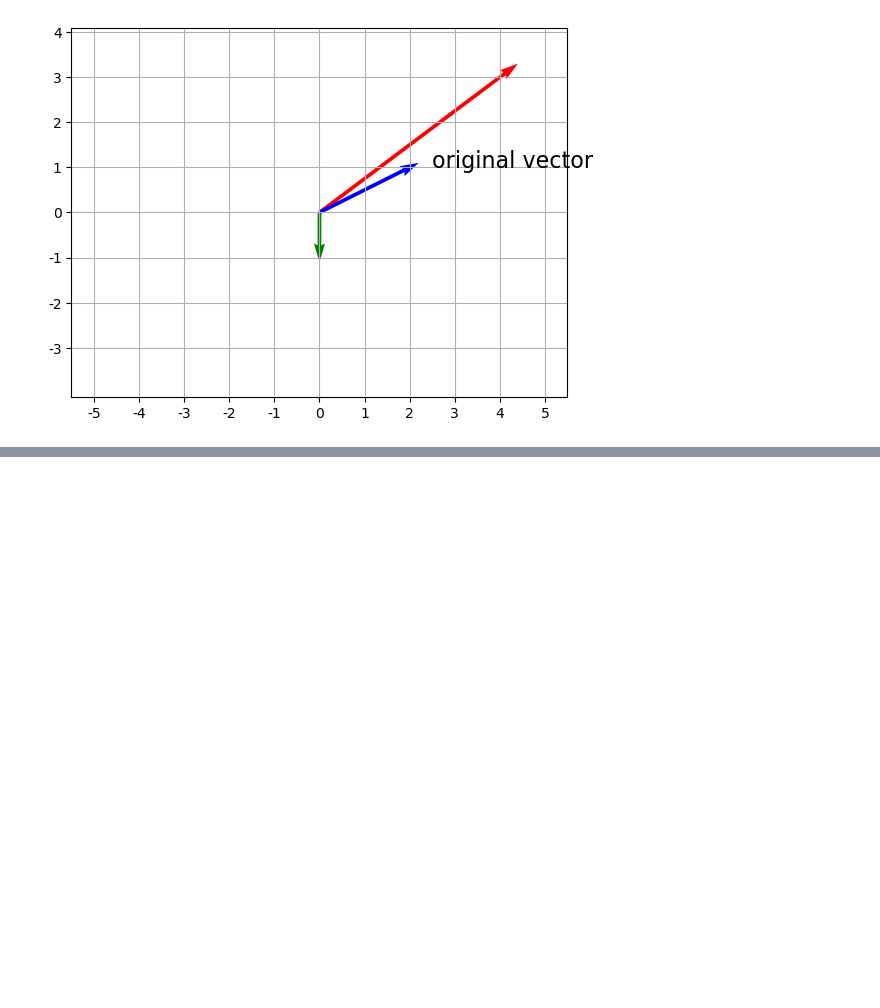
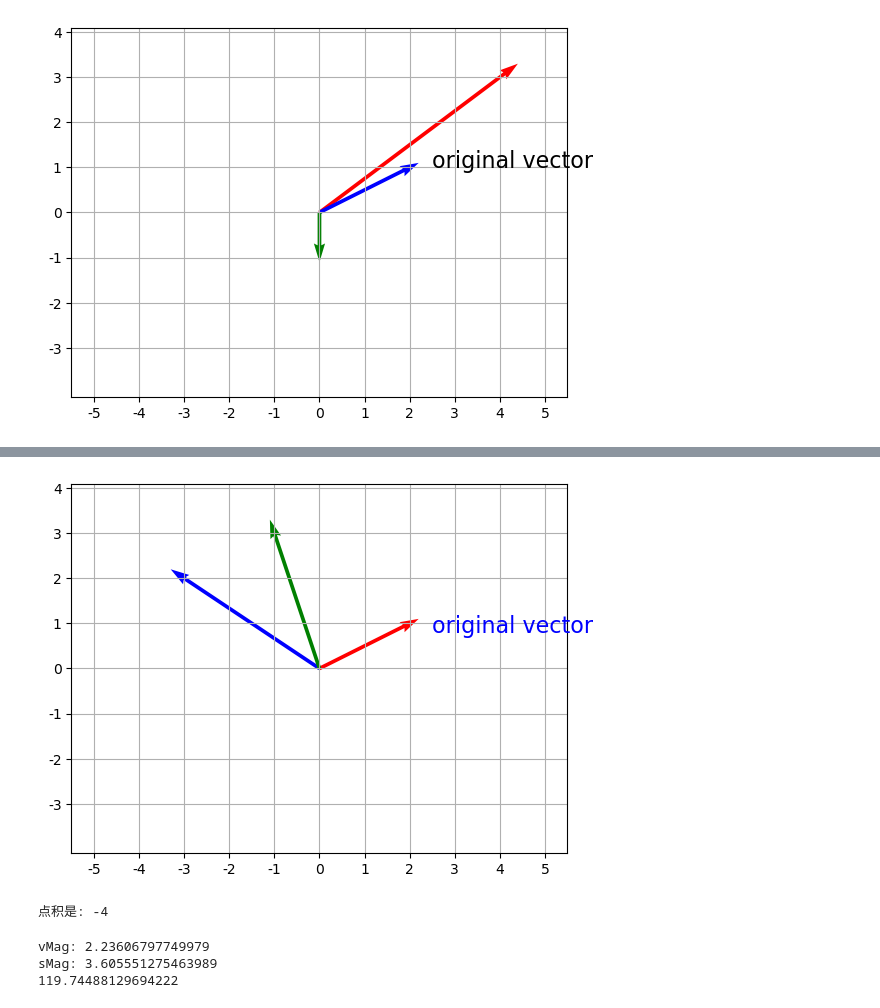
Before and after one commit to OnlyWell/d2l_tensorflow, a Jupyter notebook: _learning_linear_algebra/vector/two.ipynb, the cells around one changed output, grey strips where cells are left out. Saved outputs shown, nothing was run; the diff lists cells and outputs as text; code cells hidden in the pictures; blank space fills up the shorter version.

```diff
--- a/_learning_linear_algebra/vector/two.ipynb
+++ b/_learning_linear_algebra/vector/two.ipynb
@@ -28,0 +57,61 @@ plt.show()
+# %%
+#向量之间的加减
+v = np.array([2,1])
+s = np.array([-3,2])
+v1 = v + s
+
+#绘制原点
+origin = [0],[0]
+
+#画有箭头的线
+plt.quiver(*origin, *v,scale=10,color='r')
+plt.quiver(*origin, *s,scale=10,color='b')
+plt.quiver(*origin, *v1,scale=10,color='g')
+
+#图中加注释说明
+plt.annotate('original vector', (0.025,0.008), xycoords = 'data', color = 'b', fontsize=16)
+
+#作图
+plt.axis('equal') #x,y的刻度相同
+plt.grid()
+
+plt.xticks(np.arange(-0.05,0.06,0.01),labels= np.arange(-5,6,1))
+plt.yticks(np.arange(-3,5,1)/100,labels= np.arange(-3,5,1))
+plt.show()
+# %% [output]
+[figure, added]
+# %%
+#向量的点积或内积
+v = np.array([2,1])
+s = np.array([-3,2])
+
+#计算点积
+d = v @ s
+#对应位置乘积的和 2 * (-3) + 1 * 2
+print("点积是:",d)
+# %% [output]
+点积是: -4
+# %%
+#计算两个向量的夹角
+import math
+
+v = np.array([2,1])
+s = np.array([-3,2])
+
+#计算向量的长度
+vMag = np.linalg.norm(v)
+sMag = np.linalg.norm(s)
+
+print("vMag:",vMag)
+print("sMag:",sMag)
+
+#计算cosine(θ)
+cos = (v @ s) /(vMag * sMag)
+# 计算θ
+theta = math.degrees(math.acos(cos))
+
+print(theta)
+# %% [output]
+vMag: 2.23606797749979
+sMag: 3.605551275463989
+119.74488129694222
```
Also changed, not shown: parts of 2 cells of this notebook, 1 other file.
